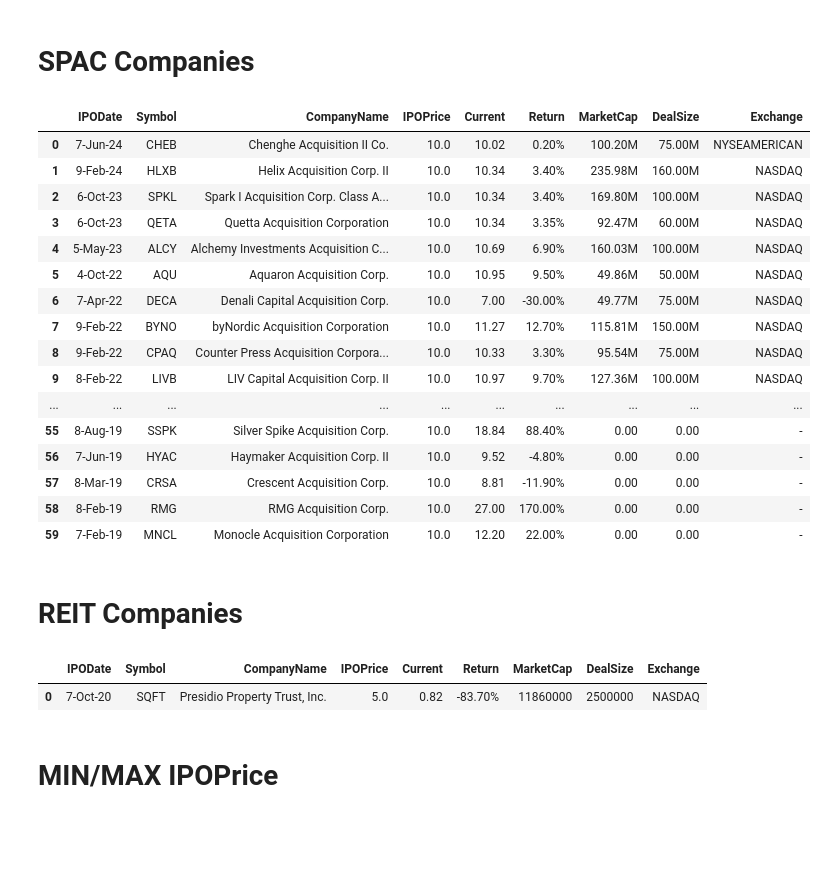
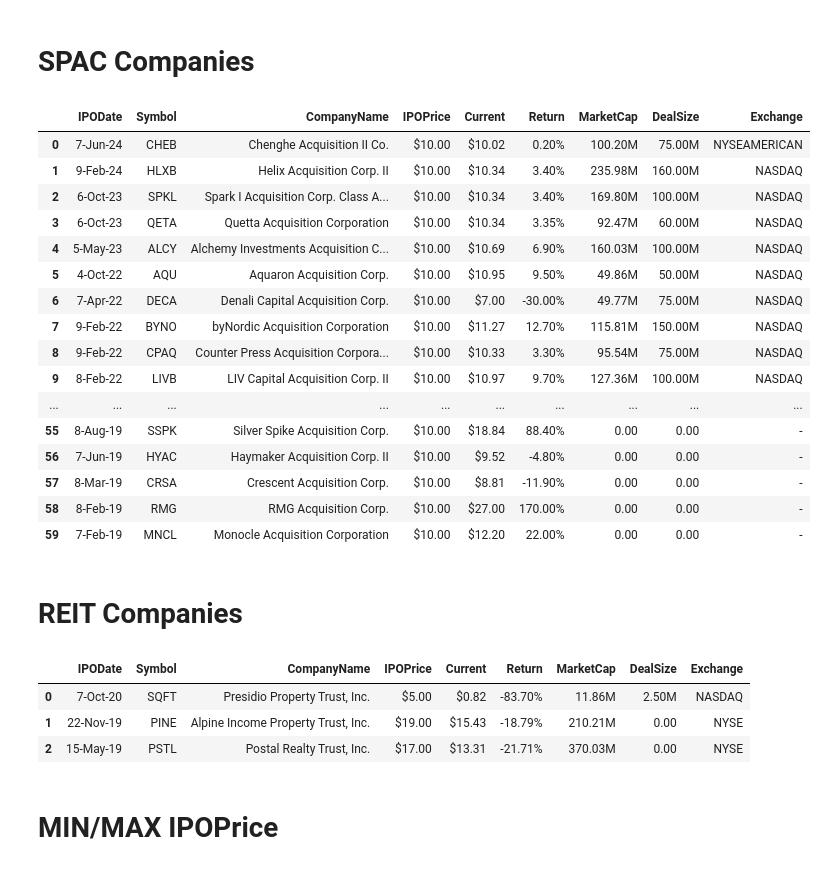
Before and after one commit to gavrilow/the-fremen, a Jupyter notebook: the-fremen.ipynb, the cells around one changed output. Saved outputs shown, nothing was run; the diff lists cells and outputs as text; code cells hidden in the pictures; blank space fills up the shorter version.

```diff
--- a/the-fremen.ipynb
+++ b/the-fremen.ipynb
@@ -29,3 +29,10 @@ def format_millions_billions(value):
         return f"{value / 1_000_000:.2f}M"
     else:
         return f"{value:.2f}"
+# %%
+# Function to format numbers as dollars with two decimal places
+def format_dollars(value):
+    if pd.isnull(value):
+        return '$0'
+    else:
+        return f'${value:.2f}'
@@ -78,35 +97,38 @@ end_date = '9-Jun-24'
 # %%
 query = f"""
 Select *
 from IPO
 where CompanyName like '%Acquisition%'
 and IPODate between '{start_date}' AND '{end_date}'
 """
 
 result = psql.sqldf(query, locals())
 
 result['MarketCap'] = result['MarketCap'].apply(format_millions_billions)
 result['DealSize'] = result['DealSize'].apply(format_millions_billions)
 
+result['IPOPrice'] = result['IPOPrice'].apply(format_dollars)
+result['Current'] = result['Current'].apply(format_dollars)
+
 display(result)
 # %% [output]
 |  | IPODate | Symbol | CompanyName | IPOPrice | Current | Return | MarketCap | DealSize | Exchange |
-| 0 | 7-Jun-24 | CHEB | Chenghe Acquisition II Co. | 10.0 | 10.02 | 0.20% | 100.20M | 75.00M | NYSEAMERICAN |
-| 1 | 9-Feb-24 | HLXB | Helix Acquisition Corp. II | 10.0 | 10.34 | 3.40% | 235.98M | 160.00M | NASDAQ |
-| 2 | 6-Oct-23 | SPKL | Spark I Acquisition Corp. Class A... | 10.0 | 10.34 | 3.40% | 169.80M | 100.00M | NASDAQ |
-| 3 | 6-Oct-23 | QETA | Quetta Acquisition Corporation | 10.0 | 10.34 | 3.35% | 92.47M | 60.00M | NASDAQ |
-| 4 | 5-May-23 | ALCY | Alchemy Investments Acquisition C... | 10.0 | 10.69 | 6.90% | 160.03M | 100.00M | NASDAQ |
-| 5 | 4-Oct-22 | AQU | Aquaron Acquisition Corp. | 10.0 | 10.95 | 9.50% | 49.86M | 50.00M | NASDAQ |
-| 6 | 7-Apr-22 | DECA | Denali Capital Acquisition Corp. | 10.0 | 7.00 | -30.00% | 49.77M | 75.00M | NASDAQ |
-| 7 | 9-Feb-22 | BYNO | byNordic Acquisition Corporation | 10.0 | 11.27 | 12.70% | 115.81M | 150.00M | NASDAQ |
-| 8 | 9-Feb-22 | CPAQ | Counter Press Acquisition Corpora... | 10.0 | 10.33 | 3.30% | 95.54M | 75.00M | NASDAQ |
-| 9 | 8-Feb-22 | LIVB | LIV Capital Acquisition Corp. II | 10.0 | 10.97 | 9.70% | 127.36M | 100.00M | NASDAQ |
+| 0 | 7-Jun-24 | CHEB | Chenghe Acquisition II Co. | $10.00 | $10.02 | 0.20% | 100.20M | 75.00M | NYSEAMERICAN |
+| 1 | 9-Feb-24 | HLXB | Helix Acquisition Corp. II | $10.00 | $10.34 | 3.40% | 235.98M | 160.00M | NASDAQ |
+| 2 | 6-Oct-23 | SPKL | Spark I Acquisition Corp. Class A... | $10.00 | $10.34 | 3.40% | 169.80M | 100.00M | NASDAQ |
+| 3 | 6-Oct-23 | QETA | Quetta Acquisition Corporation | $10.00 | $10.34 | 3.35% | 92.47M | 60.00M | NASDAQ |
+| 4 | 5-May-23 | ALCY | Alchemy Investments Acquisition C... | $10.00 | $10.69 | 6.90% | 160.03M | 100.00M | NASDAQ |
+| 5 | 4-Oct-22 | AQU | Aquaron Acquisition Corp. | $10.00 | $10.95 | 9.50% | 49.86M | 50.00M | NASDAQ |
+| 6 | 7-Apr-22 | DECA | Denali Capital Acquisition Corp. | $10.00 | $7.00 | -30.00% | 49.77M | 75.00M | NASDAQ |
+| 7 | 9-Feb-22 | BYNO | byNordic Acquisition Corporation | $10.00 | $11.27 | 12.70% | 115.81M | 150.00M | NASDAQ |
+| 8 | 9-Feb-22 | CPAQ | Counter Press Acquisition Corpora... | $10.00 | $10.33 | 3.30% | 95.54M | 75.00M | NASDAQ |
+| 9 | 8-Feb-22 | LIVB | LIV Capital Acquisition Corp. II | $10.00 | $10.97 | 9.70% | 127.36M | 100.00M | NASDAQ |
 | ... | ... | ... | ... | ... | ... | ... | ... | ... | ... |
-| 55 | 8-Aug-19 | SSPK | Silver Spike Acquisition Corp. | 10.0 | 18.84 | 88.40% | 0.00 | 0.00 | - |
-| 56 | 7-Jun-19 | HYAC | Haymaker Acquisition Corp. II | 10.0 | 9.52 | -4.80% | 0.00 | 0.00 | - |
-| 57 | 8-Mar-19 | CRSA | Crescent Acquisition Corp. | 10.0 | 8.81 | -11.90% | 0.00 | 0.00 | - |
-| 58 | 8-Feb-19 | RMG | RMG Acquisition Corp. | 10.0 | 27.00 | 170.00% | 0.00 | 0.00 | - |
-| 59 | 7-Feb-19 | MNCL | Monocle Acquisition Corporation | 10.0 | 12.20 | 22.00% | 0.00 | 0.00 | - |
+| 55 | 8-Aug-19 | SSPK | Silver Spike Acquisition Corp. | $10.00 | $18.84 | 88.40% | 0.00 | 0.00 | - |
+| 56 | 7-Jun-19 | HYAC | Haymaker Acquisition Corp. II | $10.00 | $9.52 | -4.80% | 0.00 | 0.00 | - |
+| 57 | 8-Mar-19 | CRSA | Crescent Acquisition Corp. | $10.00 | $8.81 | -11.90% | 0.00 | 0.00 | - |
+| 58 | 8-Feb-19 | RMG | RMG Acquisition Corp. | $10.00 | $27.00 | 170.00% | 0.00 | 0.00 | - |
+| 59 | 7-Feb-19 | MNCL | Monocle Acquisition Corporation | $10.00 | $12.20 | 22.00% | 0.00 | 0.00 | - |
 # %% [markdown]
 # REIT Companies
 # %%
@@ -114,14 +136,23 @@ query = f"""
 Select *
 from IPO
 where CompanyName like '%Trust%'
-and IPODate between '{start_date}' AND '{end_date}'
+--and IPODate between '{start_date}' AND '{end_date}'
 """
 
 result = psql.sqldf(query, locals())
+
+result['MarketCap'] = result['MarketCap'].apply(format_millions_billions)
+result['DealSize'] = result['DealSize'].apply(format_millions_billions)
+
+result['IPOPrice'] = result['IPOPrice'].apply(format_dollars)
+result['Current'] = result['Current'].apply(format_dollars)
+
 display(result)
 # %% [output]
 |  | IPODate | Symbol | CompanyName | IPOPrice | Current | Return | MarketCap | DealSize | Exchange |
-| 0 | 7-Oct-20 | SQFT | Presidio Property Trust, Inc. | 5.0 | 0.82 | -83.70% | 11860000 | 2500000 | NASDAQ |
+| 0 | 7-Oct-20 | SQFT | Presidio Property Trust, Inc. | $5.00 | $0.82 | -83.70% | 11.86M | 2.50M | NASDAQ |
+| 1 | 22-Nov-19 | PINE | Alpine Income Property Trust, Inc. | $19.00 | $15.43 | -18.79% | 210.21M | 0.00 | NYSE |
+| 2 | 15-May-19 | PSTL | Postal Realty Trust, Inc. | $17.00 | $13.31 | -21.71% | 370.03M | 0.00 | NYSE |
 # %% [markdown]
 # MIN/MAX IPOPrice
 # %%
```
Also changed, not shown: parts of 10 cells of this notebook.
